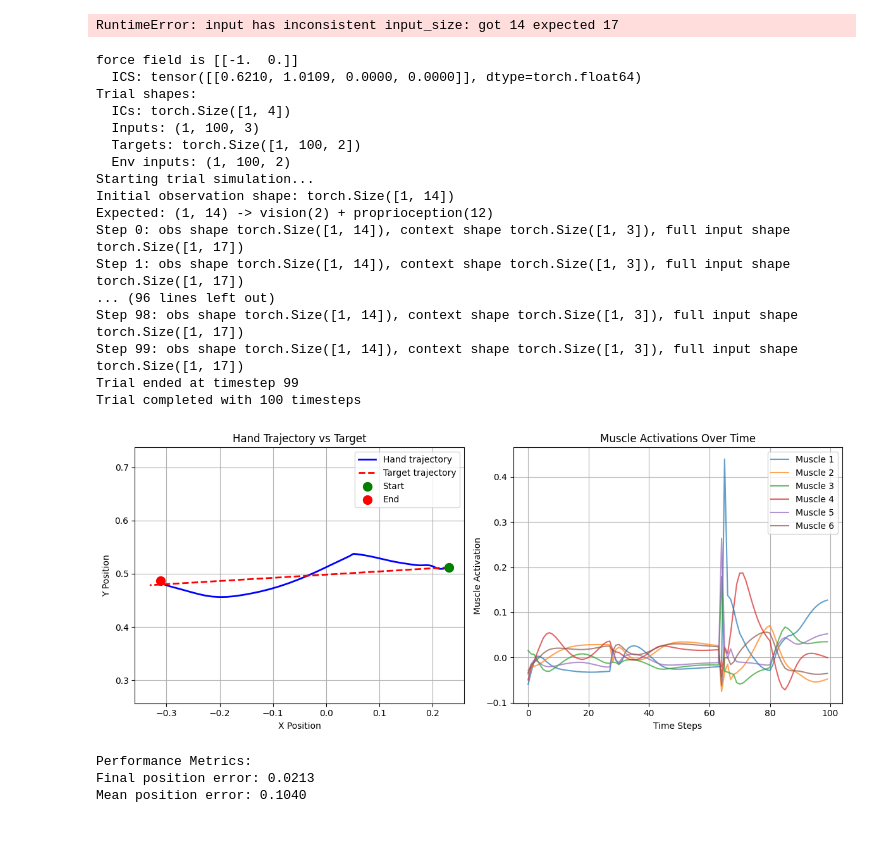
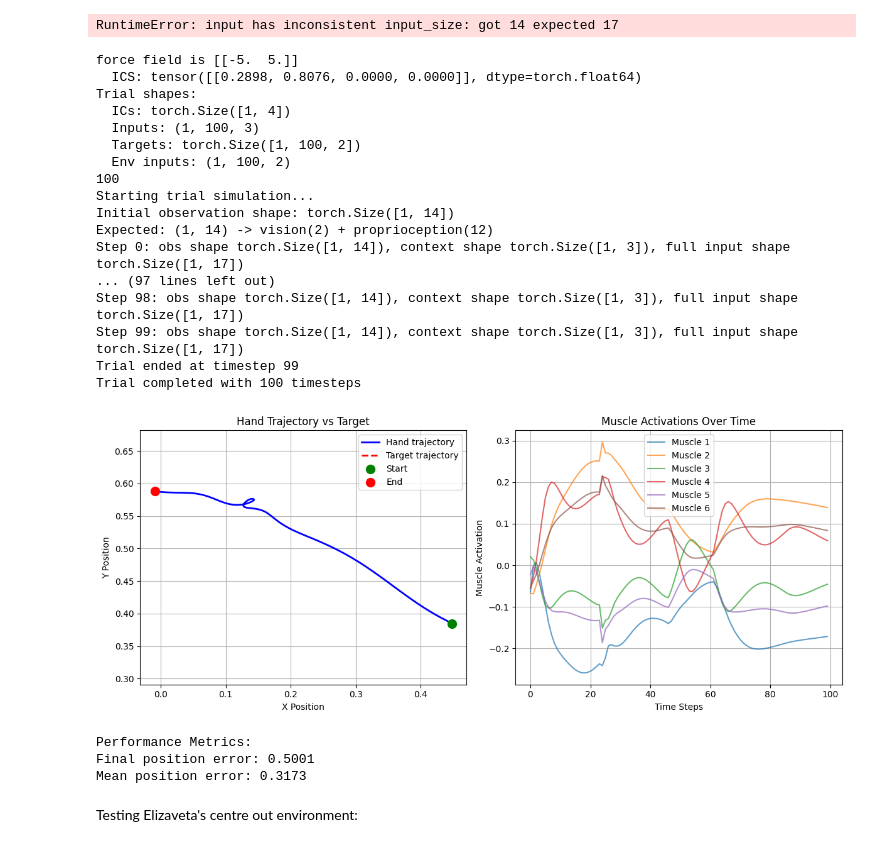
Before and after one commit to baranova-liza/NeuroMatch25, a Jupyter notebook: ForceFieldRandomReachingTask.ipynb, the cells around one changed output. Saved outputs shown, nothing was run; the diff lists cells and outputs as text; code cells hidden in the pictures.

Commit message:
inclduing centre out tests

```diff
--- a/ForceFieldRandomReachingTask.ipynb
+++ b/ForceFieldRandomReachingTask.ipynb
@@ -2265,7 +2265,7 @@ model.eval()
 #change environment to centre out
 test_env = RandomTarget_forcefield(
     effector=RigidTendonArm26(muscle=MujocoHillMuscle()),
-    force_field=np.array([[-1.0, 0.0]])
+    force_field=np.array([[-5.0, 5.0]])
 )
 
 # Generate a dataset with your trials
@@ -2292,6 +2292,7 @@ obs, info = test_env.reset(
 )
 
 n_timesteps = inputs.shape[1]
+print(n_timesteps)
 trajectory = []
 hidden = None
 
@@ -2373,38 +2374,40 @@ for i in range(6):
 ax2.set_xlabel('Time Steps')
 ax2.set_ylabel('Muscle Activation')
 ax2.set_title('Muscle Activations Over Time')
 ax2.legend()
 ax2.grid(True)
 
 plt.tight_layout()
 plt.show()
 
 # Calculate performance metrics
 final_error = np.linalg.norm(fingertip_positions[-1] - target_positions[-1])
 mean_error = np.mean([np.linalg.norm(fp - tp) for fp, tp in zip(fingertip_positions, target_positions)])
 
 print(f"\nPerformance Metrics:")
 print(f"Final position error: {final_error:.4f}")
 print(f"Mean position error: {mean_error:.4f}")
 # %% [output]
-force field is [[-1.  0.]]
-  ICS: tensor([[0.6210, 1.0109, 0.0000, 0.0000]], dtype=torch.float64)
+force field is [[-5.  5.]]
+  ICS: tensor([[0.2898, 0.8076, 0.0000, 0.0000]], dtype=torch.float64)
 Trial shapes:
   ICs: torch.Size([1, 4])
   Inputs: (1, 100, 3)
   Targets: torch.Size([1, 100, 2])
   Env inputs: (1, 100, 2)
+100
 Starting trial simulation...
 Initial observation shape: torch.Size([1, 14])
 Expected: (1, 14) -> vision(2) + proprioception(12)
 Step 0: obs shape torch.Size([1, 14]), context shape torch.Size([1, 3]), full input shape torch.Size([1, 17])
-Step 1: obs shape torch.Size([1, 14]), context shape torch.Size([1, 3]), full input shape torch.Size([1, 17])
-... (96 lines left out)
+... (97 lines left out)
 Step 98: obs shape torch.Size([1, 14]), context shape torch.Size([1, 3]), full input shape torch.Size([1, 17])
 Step 99: obs shape torch.Size([1, 14]), context shape torch.Size([1, 3]), full input shape torch.Size([1, 17])
 Trial ended at timestep 99
 Trial completed with 100 timesteps
-[figure, old version]
+[figure, new version]
 Performance Metrics:
-Final position error: 0.0213
-Mean position error: 0.1040
+Final position error: 0.5001
+Mean position error: 0.3173
+# %% [markdown]
+Testing Elizaveta's centre out environment:
```
Also changed, not shown: parts of 5 cells of this notebook.
